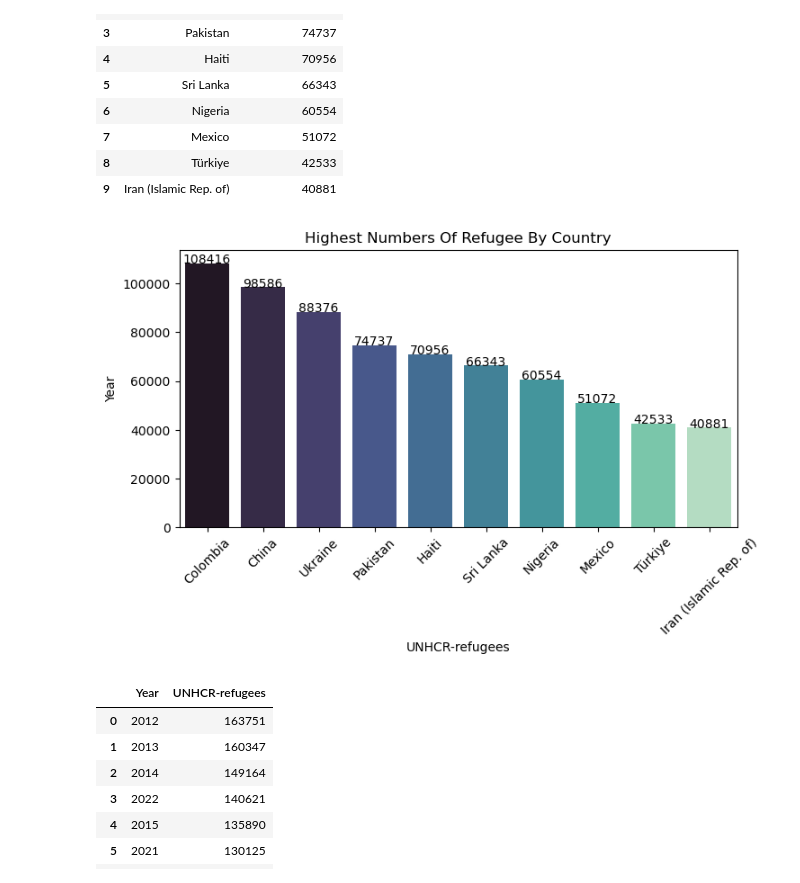
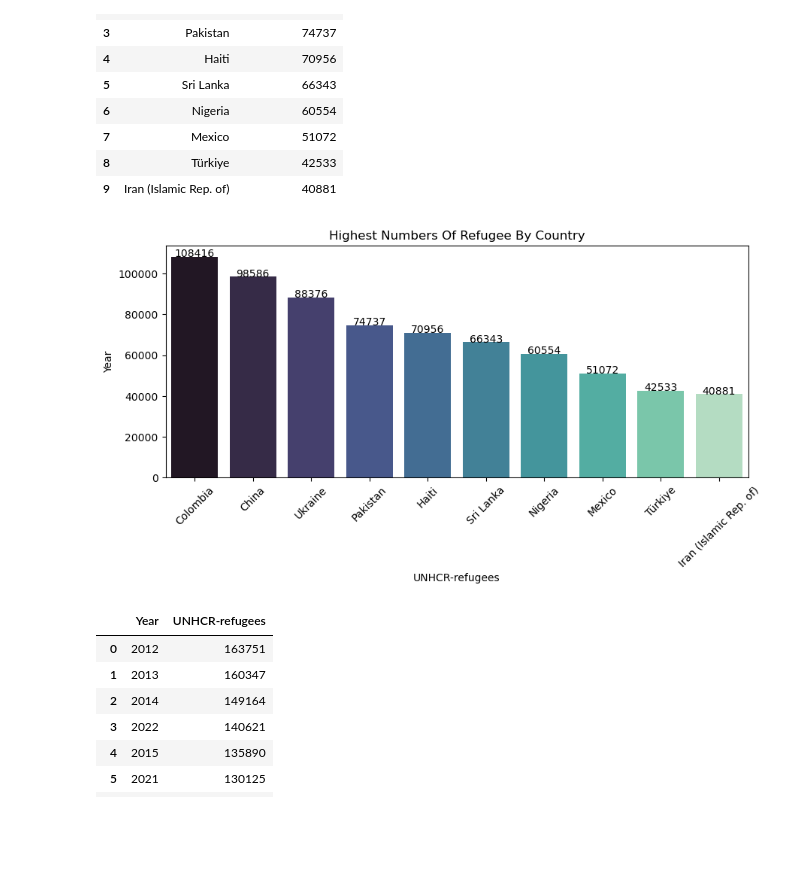
Before and after one commit to SeunAina/Canada-Refugee-Statistics-Analysis-Using-Python, a Jupyter notebook: Canada_Refugee_Analysis.ipynb, the cells around one changed output. Drawn from its saved outputs; the diff is of its cells as text; code cells hidden in the pictures; blank space fills up the shorter version.

```diff
--- a/Canada_Refugee_Analysis.ipynb
+++ b/Canada_Refugee_Analysis.ipynb
@@ -96,18 +96,18 @@ highest_numbers_of_refugee_by_country
 # %%
 # Q1 Vizual
 
-plt.figure(figsize = (8,4))
+plt.figure(figsize = (10,4))
 sns.barplot(x = "Country-of-origin", y = "UNHCR-refugees", data = highest_numbers_of_refugee_by_country, palette = "mako")
 plt.title("Highest Numbers Of Refugee By Country")
 plt.xlabel("UNHCR-refugees")
 plt.ylabel("Year")
 plt.xticks(rotation = 45)
 
 addlabels(highest_numbers_of_refugee_by_country["Country-of-origin"].to_list(),
           highest_numbers_of_refugee_by_country["UNHCR-refugees"].to_list())
 plt.show()
 # %% [output]
-[figure, old version]
+[figure, new version]
 # %%
 # Q2 What are the total number of resettled refugees in Canada per year?
 
```
Also changed, not shown: parts of 6 cells of this notebook.
